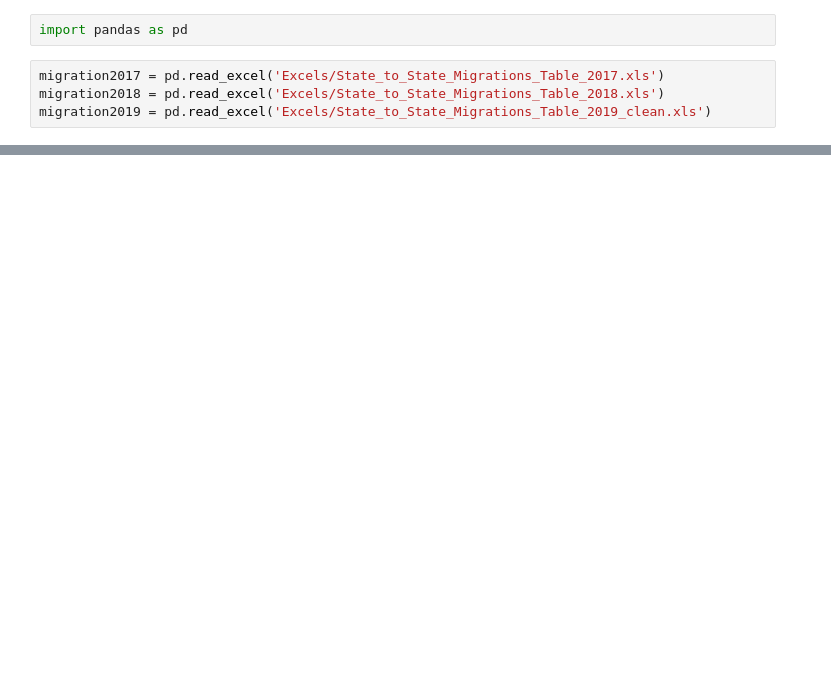
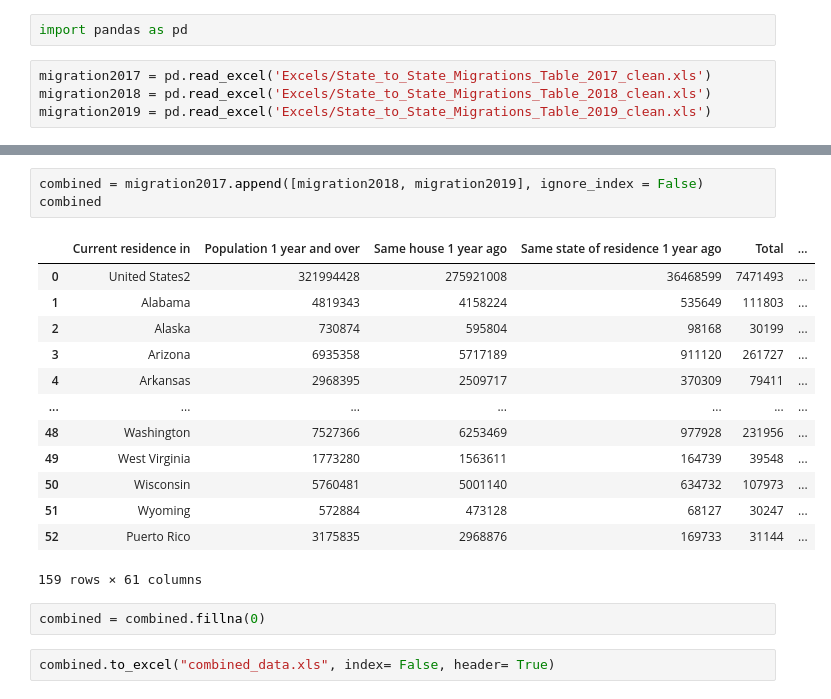
Before and after one commit to mjstriffler/housingdata_project, a Jupyter notebook: CleanData.ipynb, the cells around one changed output, grey strips where cells are left out. Drawn from its saved outputs; the diff is of its cells as text; blank space fills up the shorter version.

```diff
--- a/CleanData.ipynb
+++ b/CleanData.ipynb
@@ -1,6 +1,6 @@
 # %%
 import pandas as pd
 # %%
-migration2017 = pd.read_excel('Excels/State_to_State_Migrations_Table_2017.xls')
-migration2018 = pd.read_excel('Excels/State_to_State_Migrations_Table_2018.xls')
+migration2017 = pd.read_excel('Excels/State_to_State_Migrations_Table_2017_clean.xls')
+migration2018 = pd.read_excel('Excels/State_to_State_Migrations_Table_2018_clean.xls')
 migration2019 = pd.read_excel('Excels/State_to_State_Migrations_Table_2019_clean.xls')
@@ -16 +36,22 @@ migration2019.head()
 5 rows × 60 columns
+# %%
+combined = migration2017.append([migration2018, migration2019], ignore_index = False)
+combined
+# %% [output]
+|  | Current residence in | Population 1 year and over | Same house 1 year ago | Same state of residence 1 year ago | Total | ... |
+| 0 | United States2 | 321994428 | 275921008 | 36468599 | 7471493 | ... |
+| 1 | Alabama | 4819343 | 4158224 | 535649 | 111803 | ... |
+| 2 | Alaska | 730874 | 595804 | 98168 | 30199 | ... |
+| 3 | Arizona | 6935358 | 5717189 | 911120 | 261727 | ... |
+| 4 | Arkansas | 2968395 | 2509717 | 370309 | 79411 | ... |
+| ... | ... | ... | ... | ... | ... | ... |
+| 48 | Washington | 7527366 | 6253469 | 977928 | 231956 | ... |
+| 49 | West Virginia | 1773280 | 1563611 | 164739 | 39548 | ... |
+| 50 | Wisconsin | 5760481 | 5001140 | 634732 | 107973 | ... |
+| 51 | Wyoming | 572884 | 473128 | 68127 | 30247 | ... |
+| 52 | Puerto Rico | 3175835 | 2968876 | 169733 | 31144 | ... |
+159 rows × 61 columns
+# %%
+combined = combined.fillna(0)
+# %%
+combined.to_excel("combined_data.xls", index= False, header= True)
```
Also changed, not shown: parts of 3 cells of this notebook, 4 other files.
